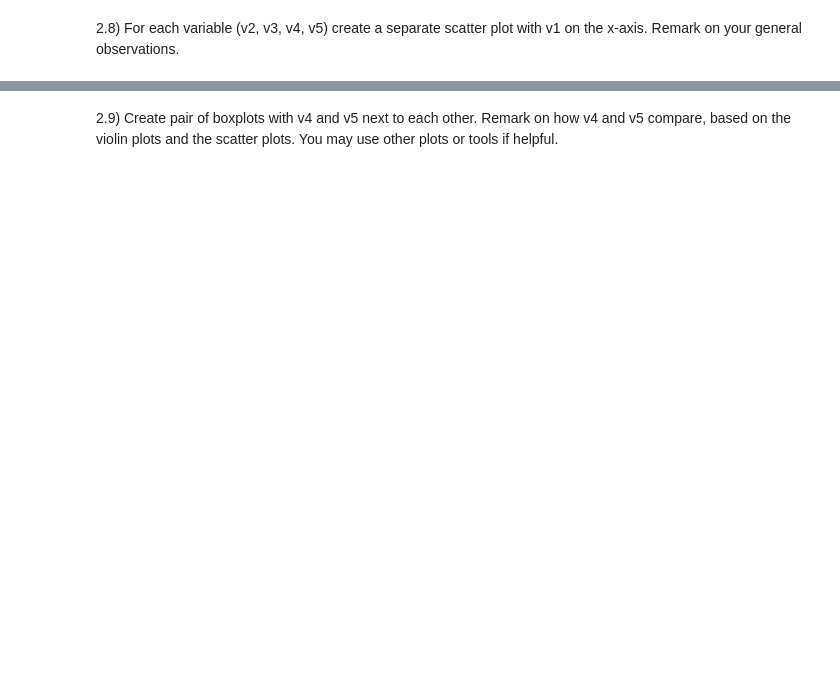
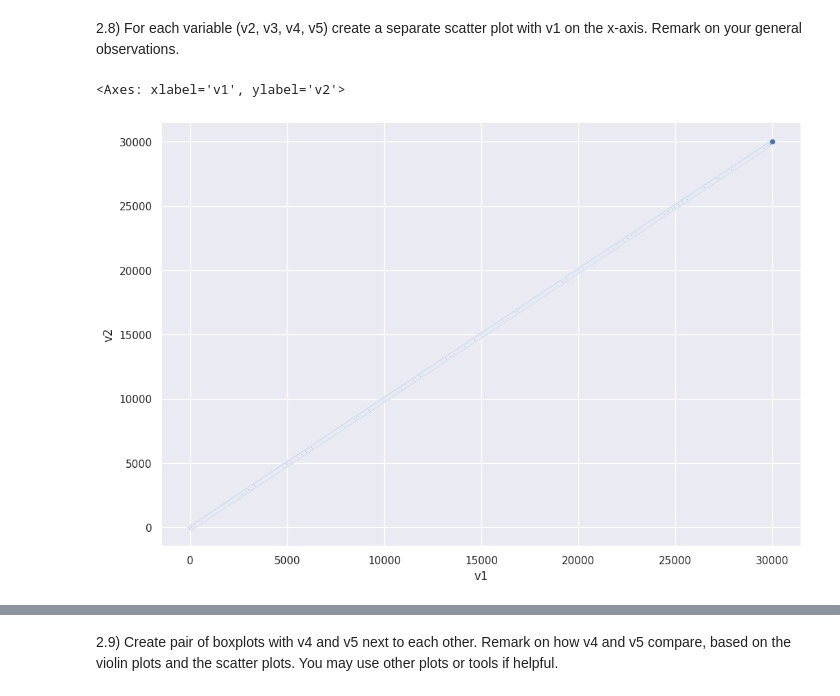
Before and after one commit to alvaroEspinozaMerida/CS_577_A2, a Jupyter notebook: src/assignment2.ipynb, the cells around one changed output, grey strips where cells are left out. Drawn from its saved outputs; the diff is of its cells as text; code cells hidden in the pictures; blank space fills up the shorter version.

```diff
--- a/src/assignment2.ipynb
+++ b/src/assignment2.ipynb
@@ -241,4 +258,4 @@ HINT: Pay attention to whether the argument to your number generator is variance
 # %% [markdown]
 2.4) Create a variable v3 = exp(v1) that exponentiates the libear variable in v1, also sometimes denoted e^(v1), e.g., v3[0] = e^4
 # %%
-#v3 =
+v3 = np.exp(v1)
@@ -245,12 +268,13 @@ HINT: Pay attention to whether the argument to your number generator is variance
 # %% [markdown]
 2.5) Create a list v4 = exp(v1) + Gaussian noise, using the same noise variable you created earlier
 # %%
-#v4 =
+v4 = np.exp(v1)+ noise
 # %% [markdown]
 2.6) Create a list v5 = exp(v1 + Gaussian noise), using the same noise variable you created earlier
 # %%
-# v5 =
+v5 = np.exp(v1 + noise)
 # %% [markdown]
 2.7) Create a dataframe with 10,000 rows and columns = [v1, v2, v3, v4, v5, noise]
 # %%
-# df_full = ...
+df_full = np.array([v1, v2, v3, v4, v5, noise]).T
+df_full = pd.DataFrame(df_full, columns = ["v1","v2","v3","v4","v5","noise"])
@@ -258,3 +299,7 @@ HINT: Pay attention to whether the argument to your number generator is variance
 2.8) For each variable (v2, v3, v4, v5) create a separate scatter plot with v1 on the x-axis. Remark on your general observations.
 # %%
 # Code for plots here, and remarks and observations here
+sns.scatterplot(data=df_full, x="v1", y="v2")
+# %% [output]
+<Axes: xlabel='v1', ylabel='v2'>
+[figure, added]
```
Also changed, not shown: parts of 12 cells of this notebook.
